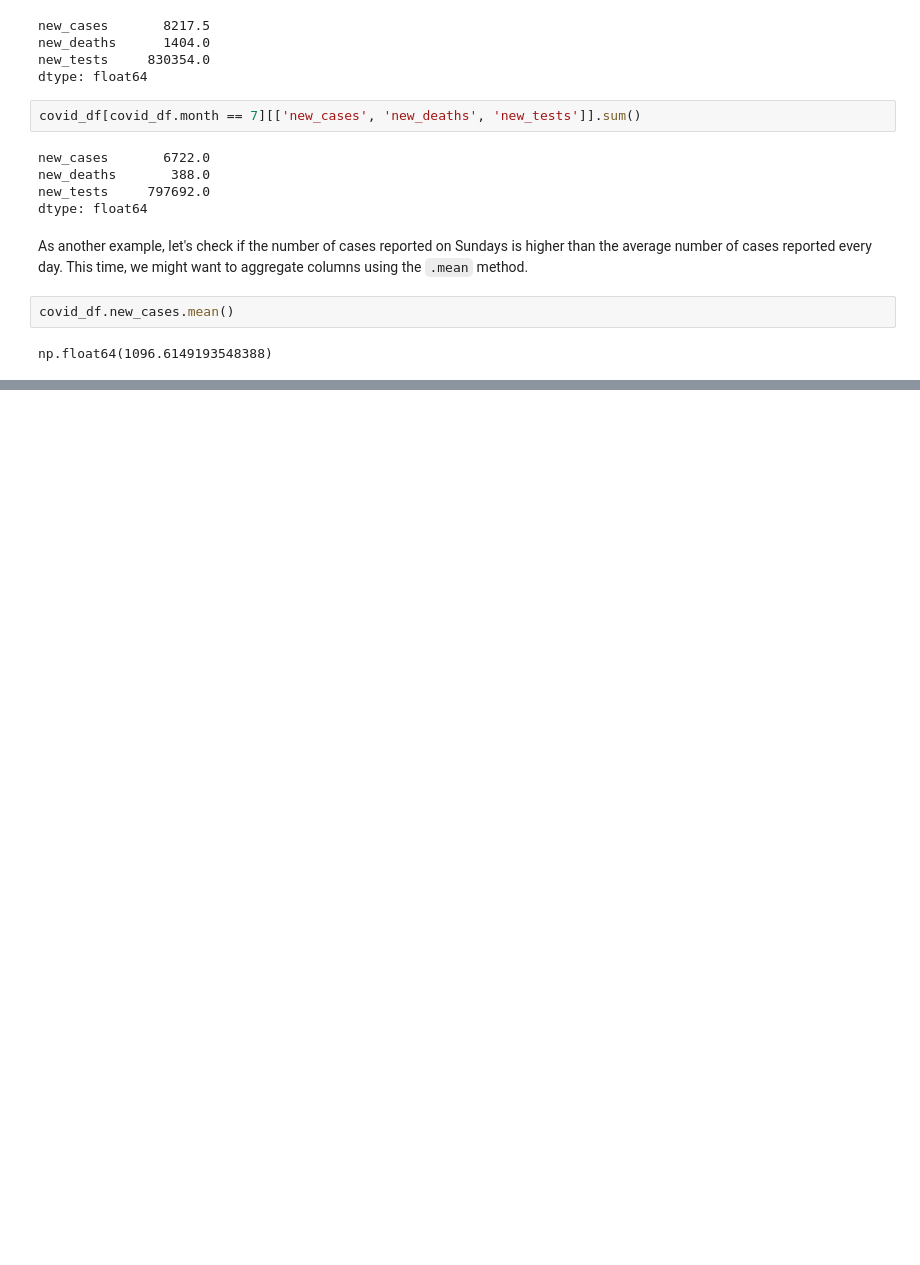
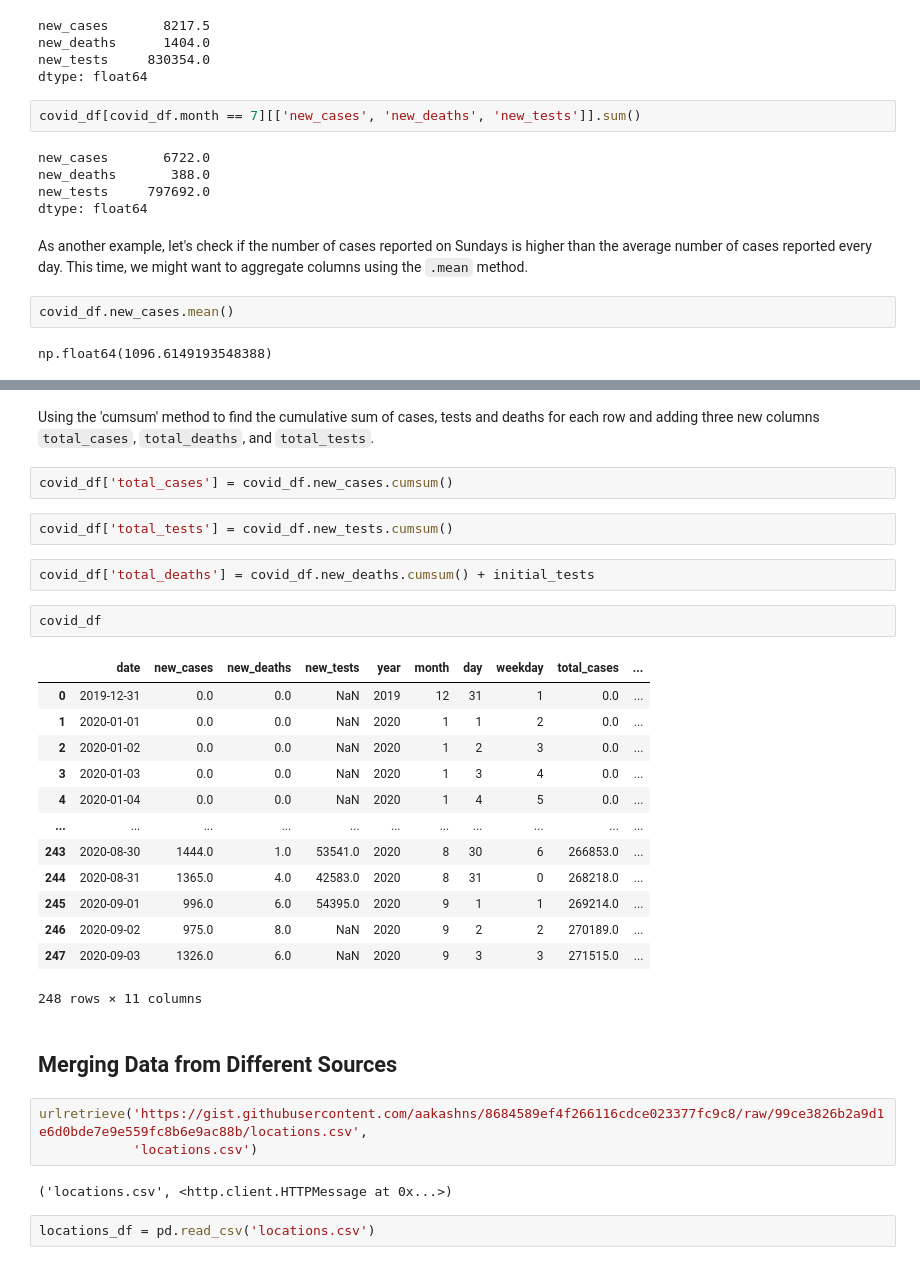
Before and after one commit to OjPreshuz/Pandas-Data-Analysis-Fundamentals, a Jupyter notebook: learning_pandas.ipynb, the cells around one changed output, grey strips where cells are left out. Cells and saved outputs as stored; diff of their text form; blank space fills up the shorter version.

```diff
--- a/learning_pandas.ipynb
+++ b/learning_pandas.ipynb
@@ -686,0 +762,33 @@ covid_df[covid_df.weekday == 6].new_
+# %% [markdown]
+Using the 'cumsum' method to find the cumulative sum of cases, tests and deaths for each row and adding three new columns `total_cases`, `total_deaths`, and `total_tests`.
+# %%
+covid_df['total_cases'] = covid_df.new_cases.cumsum()
+# %%
+covid_df['total_tests'] = covid_df.new_tests.cumsum()
+# %%
+covid_df['total_deaths'] = covid_df.new_deaths.cumsum() + initial_tests
+# %%
+covid_df
+# %% [output]
+|  | date | new_cases | new_deaths | new_tests | year | month | day | weekday | total_cases | ... |
+| 0 | 2019-12-31 | 0.0 | 0.0 | NaN | 2019 | 12 | 31 | 1 | 0.0 | ... |
+| 1 | 2020-01-01 | 0.0 | 0.0 | NaN | 2020 | 1 | 1 | 2 | 0.0 | ... |
+| 2 | 2020-01-02 | 0.0 | 0.0 | NaN | 2020 | 1 | 2 | 3 | 0.0 | ... |
+| 3 | 2020-01-03 | 0.0 | 0.0 | NaN | 2020 | 1 | 3 | 4 | 0.0 | ... |
+| 4 | 2020-01-04 | 0.0 | 0.0 | NaN | 2020 | 1 | 4 | 5 | 0.0 | ... |
+| ... | ... | ... | ... | ... | ... | ... | ... | ... | ... | ... |
+| 243 | 2020-08-30 | 1444.0 | 1.0 | 53541.0 | 2020 | 8 | 30 | 6 | 266853.0 | ... |
+| 244 | 2020-08-31 | 1365.0 | 4.0 | 42583.0 | 2020 | 8 | 31 | 0 | 268218.0 | ... |
+| 245 | 2020-09-01 | 996.0 | 6.0 | 54395.0 | 2020 | 9 | 1 | 1 | 269214.0 | ... |
+| 246 | 2020-09-02 | 975.0 | 8.0 | NaN | 2020 | 9 | 2 | 2 | 270189.0 | ... |
+| 247 | 2020-09-03 | 1326.0 | 6.0 | NaN | 2020 | 9 | 3 | 3 | 271515.0 | ... |
+248 rows × 11 columns
+# %% [markdown]
+## Merging Data from Different Sources
+# %%
+urlretrieve('https://gist.githubusercontent.com/aakashns/8684589ef4f266116cdce023377fc9c8/raw/99ce3826b2a9d1e6d0bde7e9e559fc8b6e9ac88b/locations.csv',
+            'locations.csv')
+# %% [output]
+('locations.csv', <http.client.HTTPMessage at 0x...>)
+# %%
+locations_df = pd.read_csv('locations.csv')
```
Also changed, not shown: parts of 31 cells of this notebook.
